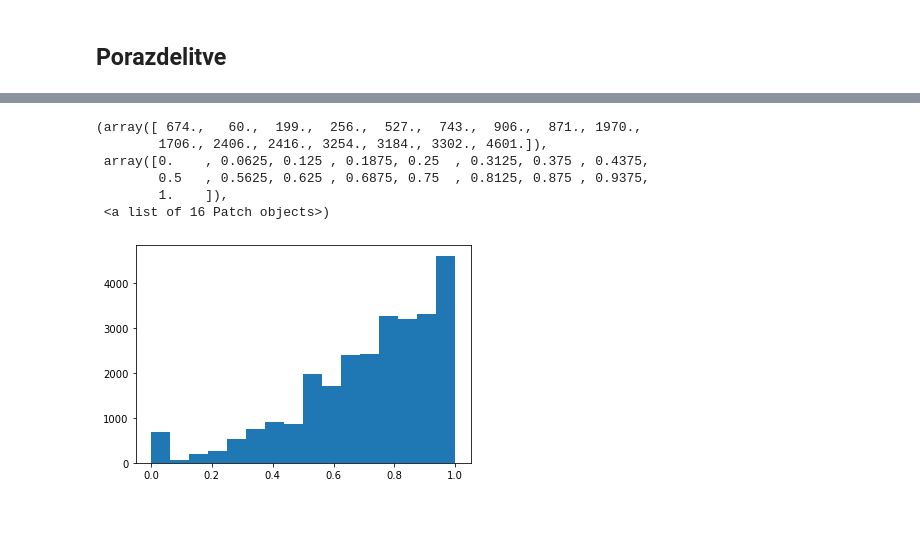
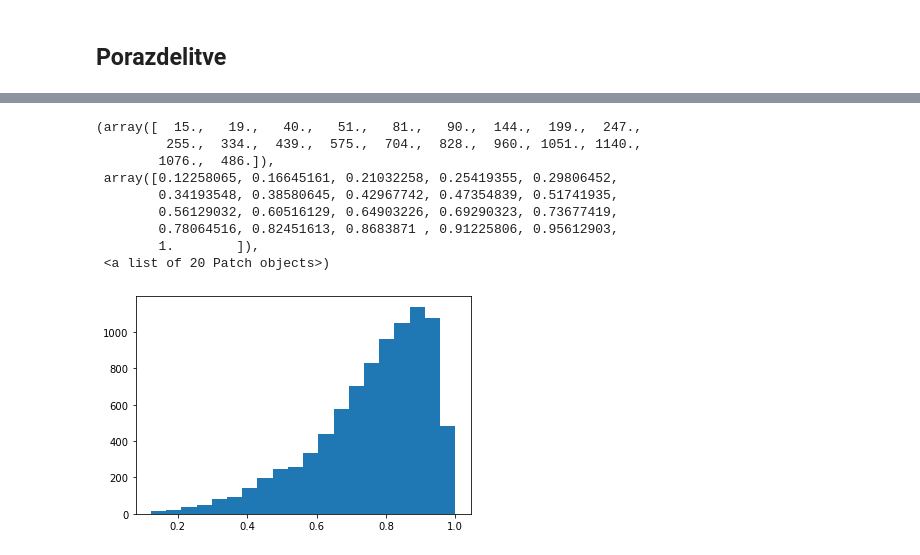
Before and after one commit to matejgrzinic/PR20MGDPMZML, a Jupyter notebook: popovic.ipynb, the cells around one changed output, grey strips where cells are left out. Drawn from its saved outputs; the diff is of its cells as text; code cells hidden in the pictures; blank space fills up the shorter version.

```diff
--- a/popovic.ipynb
+++ b/popovic.ipynb
@@ -143,6 +143,7 @@ def buildSteamDataframe(originalDataFrame):
     mySteam = originalDataFrame.copy()
     #Rating -> pistive r / all r
     mySteam["rating"] = mySteam["positive_ratings"]/(mySteam["positive_ratings"]+mySteam["negative_ratings"])
+    mySteam["reviews"] = (mySteam["positive_ratings"]+mySteam["negative_ratings"])
     #Razdelitev leta na leto in mesec (dan zbrišemo)
     mySteam[["release_year","release_month","release_day"]] = mySteam.release_date.str.split("-",expand=True,)
     #owners -> (min own. + max own) /2
@@ -356,12 +357,15 @@ mySteam.head()
 | 4 | 50 | Half-Life: Opposing Force | Gearbox Software | Valve | windows;mac;linux | Single-player;Multi-player;Valve ... | Action | FPS;Action;Sci-fi | ... |
 # %%
 mySteam.head()
-plt.hist(mySteam["rating"], bins=16)
+plt.hist(mySteam[mySteam.reviews > 100].rating, bins=20)
 # %% [output]
-(array([ 674.,   60.,  199.,  256.,  527.,  743.,  906.,  871., 1970.,
-        1706., 2406., 2416., 3254., 3184., 3302., 4601.]),
- array([0.    , 0.0625, 0.125 , 0.1875, 0.25  , 0.3125, 0.375 , 0.4375,
-        0.5   , 0.5625, 0.625 , 0.6875, 0.75  , 0.8125, 0.875 , 0.9375,
-        1.    ]),
- <a list of 16 Patch objects>)
+(array([  15.,   19.,   40.,   51.,   81.,   90.,  144.,  199.,  247.,
+         255.,  334.,  439.,  575.,  704.,  828.,  960., 1051., 1140.,
+        1076.,  486.]),
+ array([0.12258065, 0.16645161, 0.21032258, 0.25419355, 0.29806452,
+        0.34193548, 0.38580645, 0.42967742, 0.47354839, 0.51741935,
+        0.56129032, 0.60516129, 0.64903226, 0.69290323, 0.73677419,
+        0.78064516, 0.82451613, 0.8683871 , 0.91225806, 0.95612903,
+        1.        ]),
+ <a list of 20 Patch objects>)
-[figure, old version]
+[figure, new version]
```
Also changed, not shown: parts of 4 cells of this notebook.
